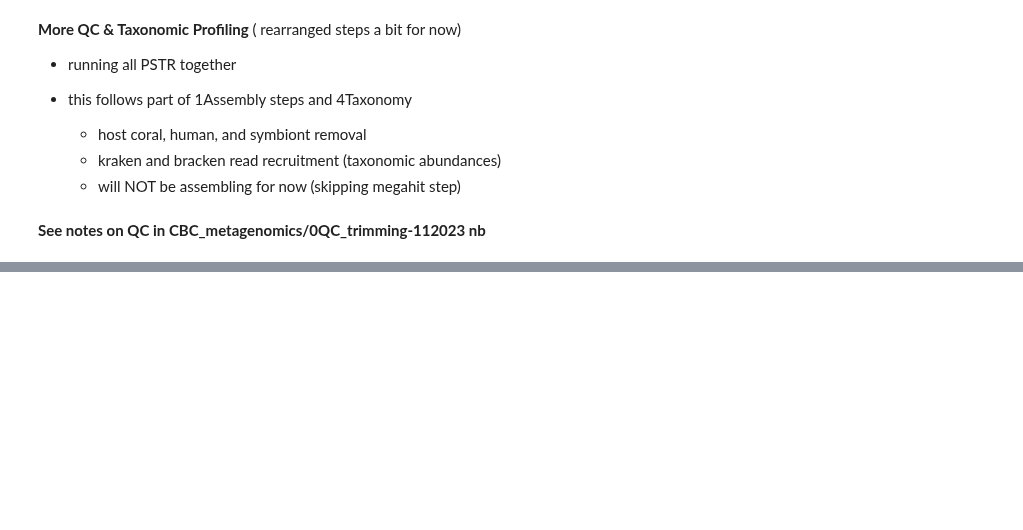
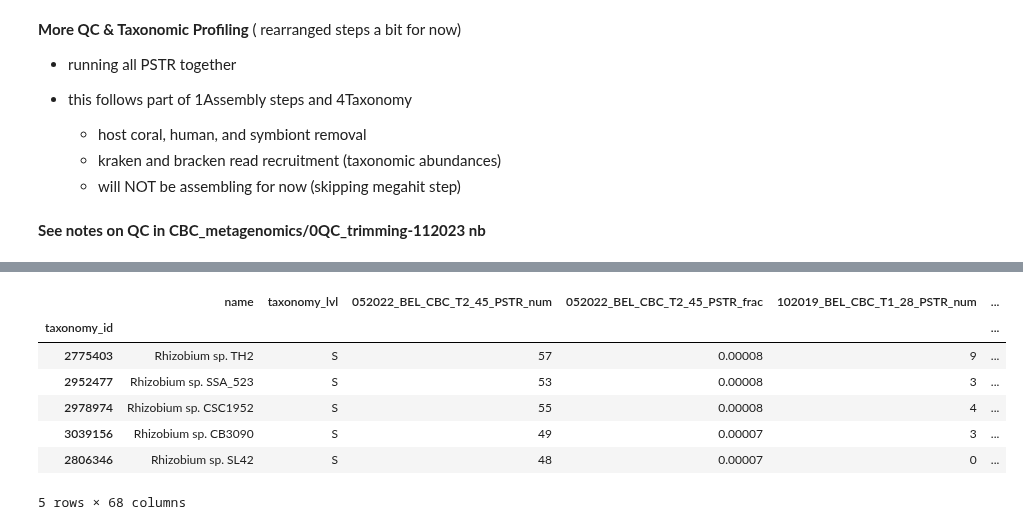
Before and after one commit to brookewicz/CBC_metagenomics, a Jupyter notebook: pstr/1Assembly.ipynb, the cells around one changed output, grey strips where cells are left out. Cells and saved outputs as stored; diff of their text form; code cells hidden in the pictures; blank space fills up the shorter version.

```diff
--- a/pstr/1Assembly.ipynb
+++ b/pstr/1Assembly.ipynb
@@ -223,0 +482,18 @@ megahit --presets meta-large \
+# %%
+otu_table=pd.read_csv("merged_bracken_species.txt", sep='\t')
+otu_table.set_index("taxonomy_id",inplace=True)
+otu_table.head()
+
+# Columns:
+# Sample num: Number of reads estimated for that species
+# Sample frac: Fraction of total reads in the sample estimated for this species
+#       [NOTE: Fractions are of total reads classified, unclassified reads not accounted for]
+# %% [output]
+|  | name | taxonomy_lvl | 052022_BEL_CBC_T2_45_PSTR_num | 052022_BEL_CBC_T2_45_PSTR_frac | 102019_BEL_CBC_T1_28_PSTR_num | ... |
+| taxonomy_id |  |  |  |  |  | ... |
+| 2775403 | Rhizobium sp. TH2 | S | 57 | 0.00008 | 9 | ... |
+| 2952477 | Rhizobium sp. SSA_523 | S | 53 | 0.00008 | 3 | ... |
+| 2978974 | Rhizobium sp. CSC1952 | S | 55 | 0.00008 | 4 | ... |
+| 3039156 | Rhizobium sp. CB3090 | S | 49 | 0.00007 | 3 | ... |
+| 2806346 | Rhizobium sp. SL42 | S | 48 | 0.00007 | 0 | ... |
+5 rows × 68 columns
```
Also changed, not shown: parts of 19 cells of this notebook.
